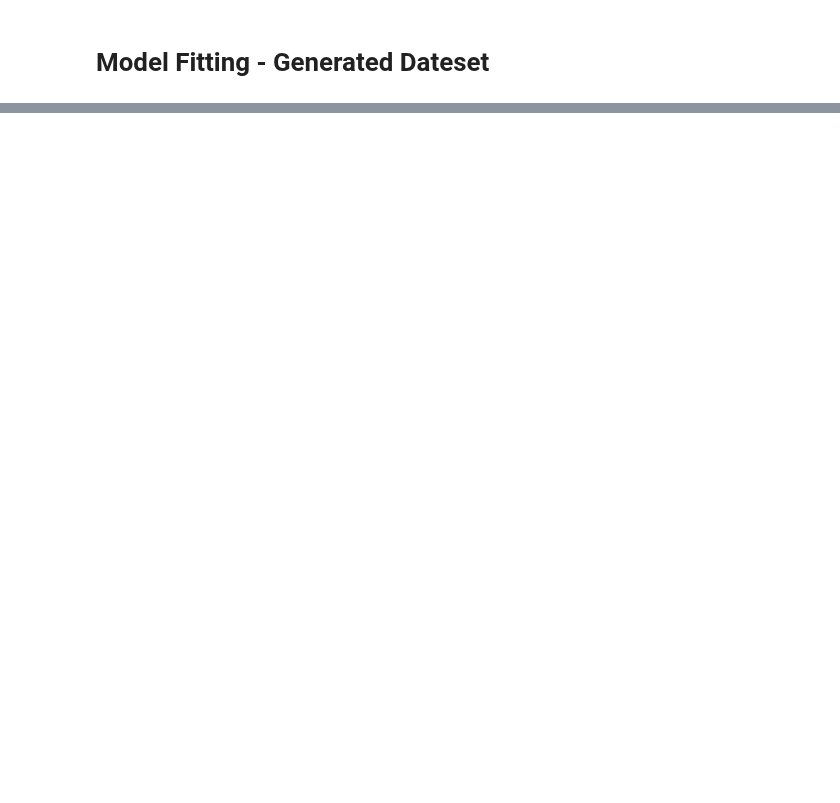
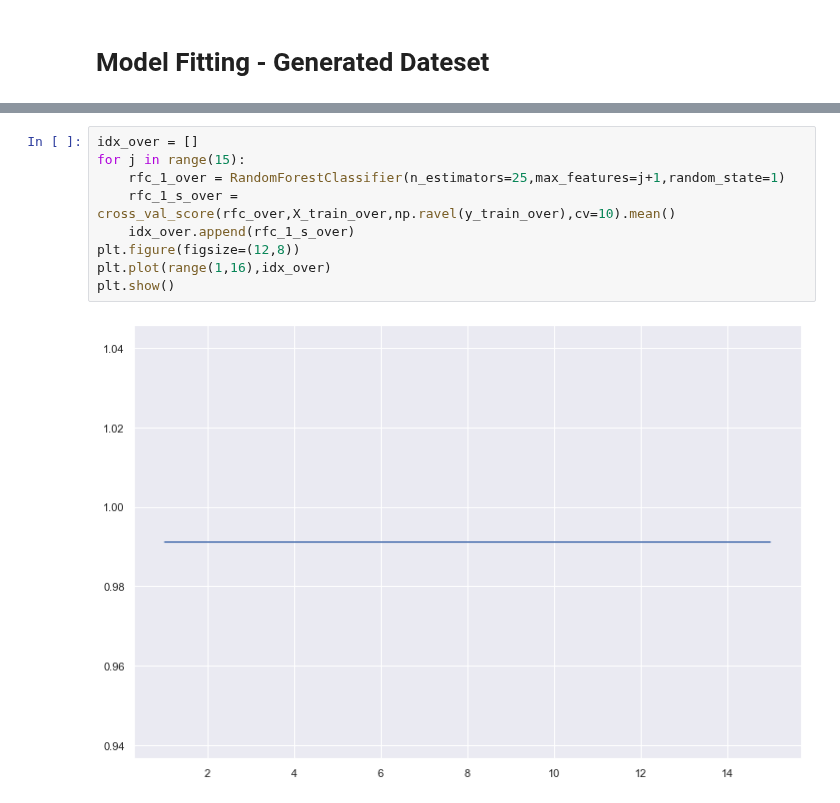
Before and after one commit to Charlene-L/CITS5553-Capstone-Project, a Jupyter notebook: ML Model/Jiaze Li/ML_tree based.ipynb, the cells around one changed output, grey strips where cells are left out. Drawn from its saved outputs; the diff is of its cells as text; blank space fills up the shorter version.

```diff
--- a/ML Model/Jiaze Li/ML_tree based.ipynb
+++ b/ML Model/Jiaze Li/ML_tree based.ipynb
@@ -284,0 +573,11 @@ X_test
+# %%
+idx_over = []
+for j in range(15):
+    rfc_1_over = RandomForestClassifier(n_estimators=25,max_features=j+1,random_state=1)
+    rfc_1_s_over = cross_val_score(rfc_over,X_train_over,np.ravel(y_train_over),cv=10).mean()
+    idx_over.append(rfc_1_s_over)
+plt.figure(figsize=(12,8))
+plt.plot(range(1,16),idx_over)
+plt.show()
+# %% [output]
+[figure, added]
```
Also changed, not shown: parts of 45 cells of this notebook, 10 other files.
